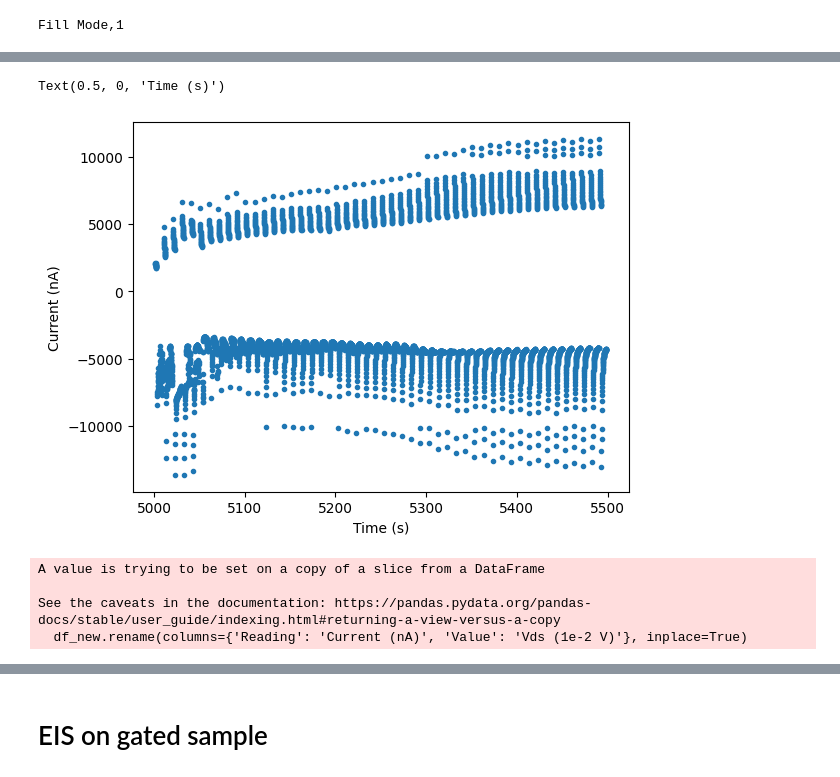
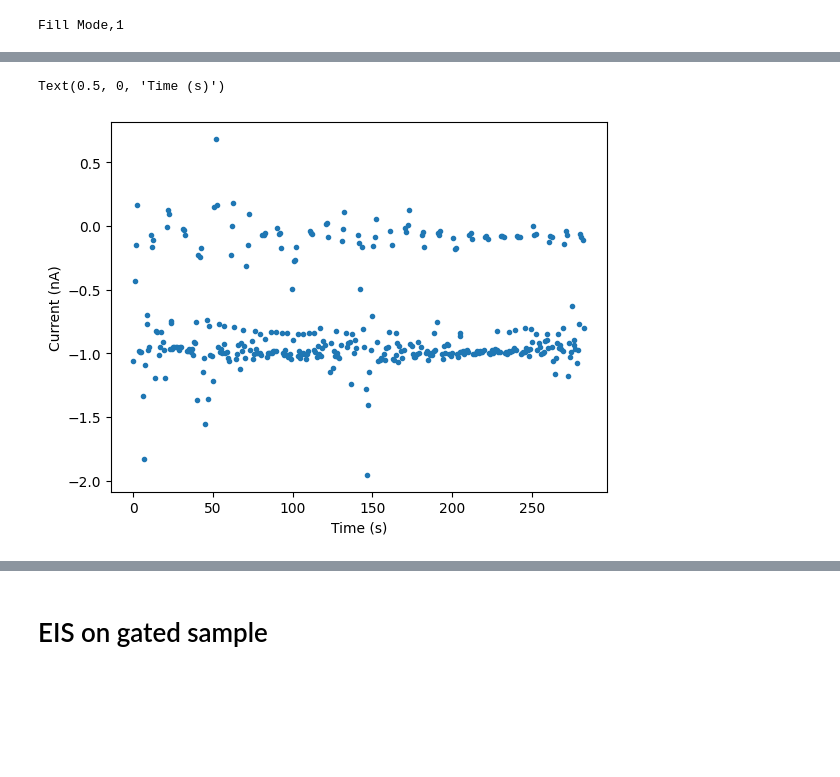
Before and after one commit to beepmo/gator, a Jupyter notebook: data/06-24/litao3_gating.ipynb, the cells around one changed output, grey strips where cells are left out. Drawn from its saved outputs; the diff is of its cells as text; code cells hidden in the pictures; blank space fills up the shorter version.

```diff
--- a/data/06-24/litao3_gating.ipynb
+++ b/data/06-24/litao3_gating.ipynb
@@ -152,0 +192,3 @@ In `px` plot it is clear that each gating attempt increases conductivity.
+# %%
+prep_csv('defbuffer1_0624_154230.csv')
+df4 = pd.read_csv('defbuffer1_0624_154230.csv')
@@ -153,21 +213,18 @@ In `px` plot it is clear that each gating attempt increases conductivity.
+# %%
+# Time (s)
+T = df4['Relative Time']
+
+# Current (mA)
+I = df4['Reading'] * 1e9
+
+# Potential (mV)
+V = df4['Value'] * 1e3
 # %%
-# Gating
-
-cut1 = 28678
-cut2 = len(T)
+cut1 = 0
+cut2 = -1
 plt.plot(T[cut1:cut2],I[cut1:cut2],'.')
 plt.ylabel('Current (nA)')
 plt.xlabel('Time (s)')
 # %% [output]
 Text(0.5, 0, 'Time (s)')
-[figure, old version]
+[figure, new version]
-# %%
-df_new = df[['Relative Time', 'Value', 'Reading']]
-df_new.loc[:, 'Reading'] = df_new['Reading'] * 1e9
-df_new.loc[:, 'Value'] = df_new['Value'] * 100
-df_new.rename(columns={'Reading': 'Current (nA)', 'Value': 'Vds (1e-2 V)'}, inplace=True)
-# %% [output]
-A value is trying to be set on a copy of a slice from a DataFrame
-
-See the caveats in the documentation: https://pandas.pydata.org/pandas-docs/stable/user_guide/indexing.html#returning-a-view-versus-a-copy
-  df_new.rename(columns={'Reading': 'Current (nA)', 'Value': 'Vds (1e-2 V)'}, inplace=True)
```
Also changed, not shown: parts of 30 cells of this notebook.
